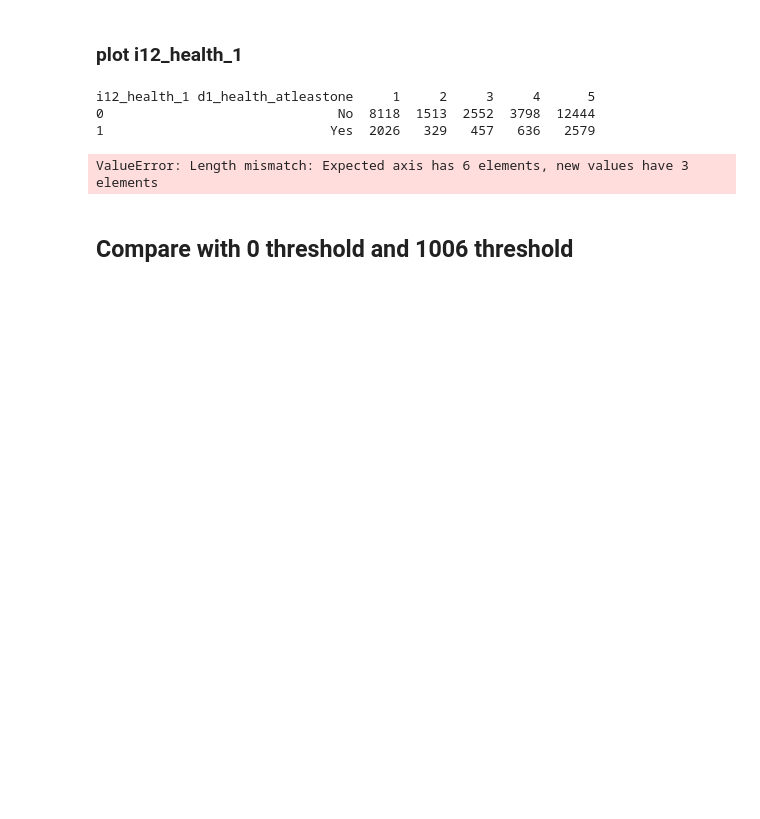
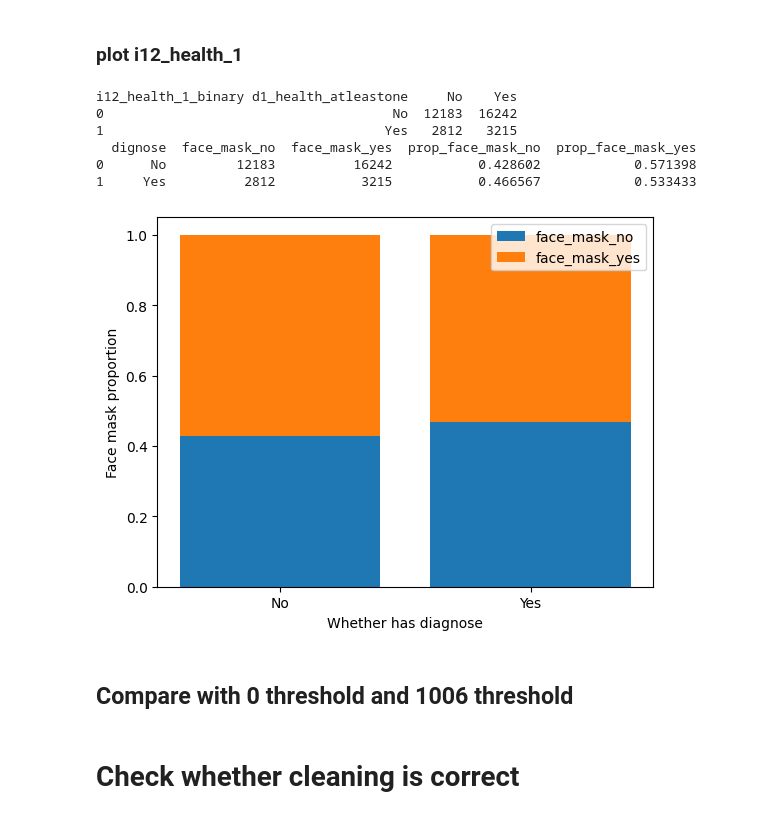
Before and after one commit to Matthew-Ryan1995/face_mask_predictors, a Jupyter notebook: help_function/explore_threshold.ipynb, the cells around one changed output. Saved outputs shown, nothing was run; the diff lists cells and outputs as text; code cells hidden in the pictures; blank space fills up the shorter version.

Commit message:
tried to check the cleaning

```diff
--- a/help_function/explore_threshold.ipynb
+++ b/help_function/explore_threshold.ipynb
@@ -865,28 +801,31 @@ face_mask_behaviour_binary d1_health_atleastone     No    Yes
 ### plot i12_health_1
 # %%
 # x axis is people diagnised or not, y axis is proportion of the people wearing mask or not
-diag_df = df["i12_health_1_binary"] = df["face_mask_behaviour_scale"].apply(lambda x: "Yes" if x >= 4 else "No")
+diag_df = df["i12_health_1_binary"] = df["i12_health_1"].apply(lambda x: "Yes" if x >= 4 else "No")
 
-diag_df = df.groupby(["d1_health_atleastone", "i12_health_1"]).size().unstack(fill_value=0).reset_index()
+diag_df = df.groupby(["d1_health_atleastone", "i12_health_1_binary"]).size().unstack(fill_value=0).reset_index()
 print(diag_df)
 # diag_df.columns = ["no_diagnise", "has_diagnise", "face_mask_yes", "face_mask_no"]
 diag_df.columns = ["dignose",  "face_mask_no", "face_mask_yes"]
 
 diag_df["prop_face_mask_no"] = diag_df["face_mask_no"]/(diag_df["face_mask_no"] + diag_df["face_mask_yes"])
 diag_df["prop_face_mask_yes"] = diag_df["face_mask_yes"]/(diag_df["face_mask_no"] + diag_df["face_mask_yes"])
 print(diag_df)
 
 plt.bar(diag_df["dignose"], diag_df["prop_face_mask_no"], label = "face_mask_no")
 plt.bar(diag_df["dignose"], diag_df["prop_face_mask_yes"], bottom= diag_df["prop_face_mask_no"], label="face_mask_yes")
 plt.xlabel("Whether has diagnose")
 plt.ylabel("Face mask proportion")
 plt.legend()
 plt.show()
 # %% [output]
-i12_health_1 d1_health_atleastone     1     2     3     4      5
-0                              No  8118  1513  2552  3798  12444
-1                             Yes  2026   329   457   636   2579
+i12_health_1_binary d1_health_atleastone     No    Yes
+0                                     No  12183  16242
+1                                    Yes   2812   3215
+  dignose  face_mask_no  face_mask_yes  prop_face_mask_no  prop_face_mask_yes
+0      No         12183          16242           0.428602            0.571398
+1     Yes          2812           3215           0.466567            0.533433
-ValueError: Length mismatch: Expected axis has 6 elements, new values have 3 elements
+[figure, added]
 # %% [markdown]
 ## Compare with 0 threshold and 1006 threshold
 # %%
@@ -947,3 +886,5 @@ merged_df2 = pd.merge(pivoted_df2, pivoted_df, on='week_number', how='outer', su
 plt.scatter(merged_df2["proportion_mask_no_pivoted_df10029"], merged_df2["proportion_mask_no_pivoted_df1006"])
 # %%
 #  As seen above, because more columns are included the trendency has been blocked from the result due to over-deleted rows with null
+# %% [markdown]
+# Check whether cleaning is correct
```
Also changed, not shown: parts of 7 cells of this notebook, 5 other files.
